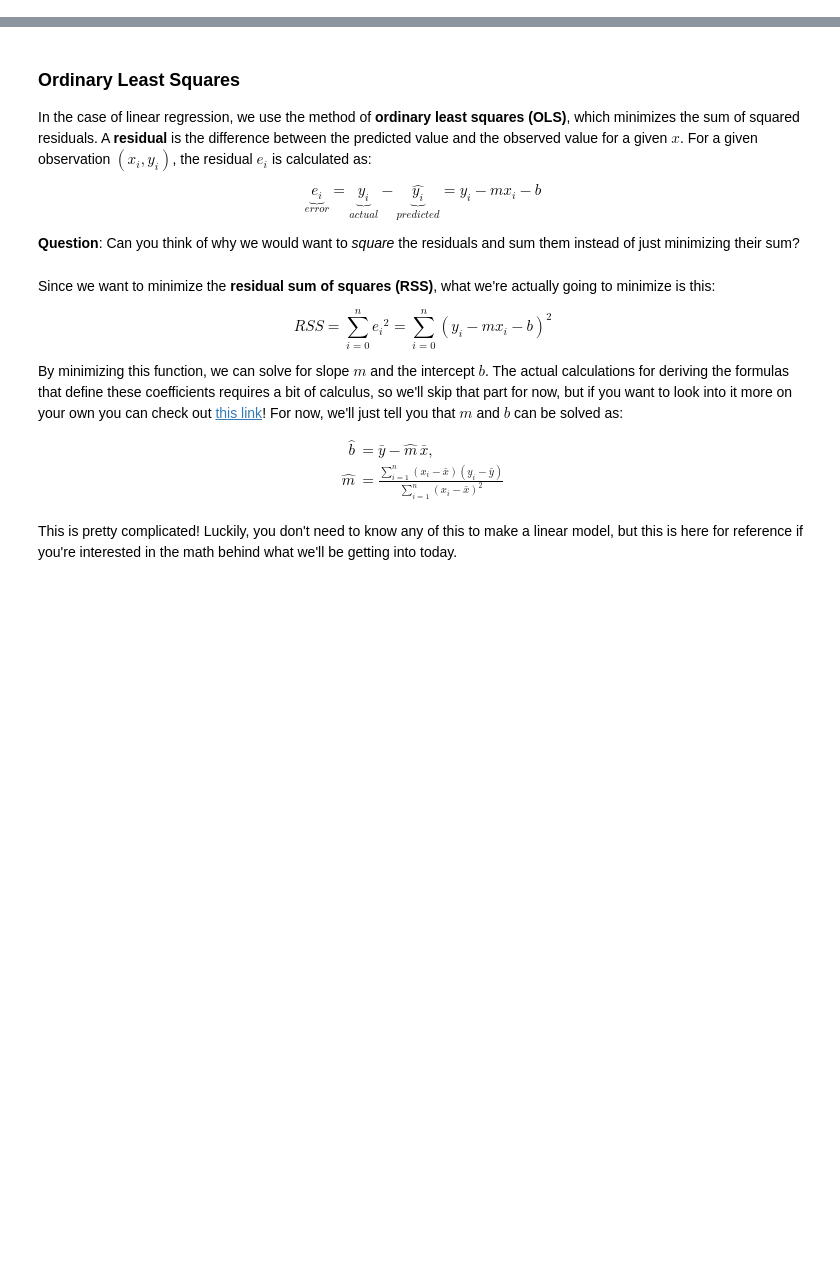
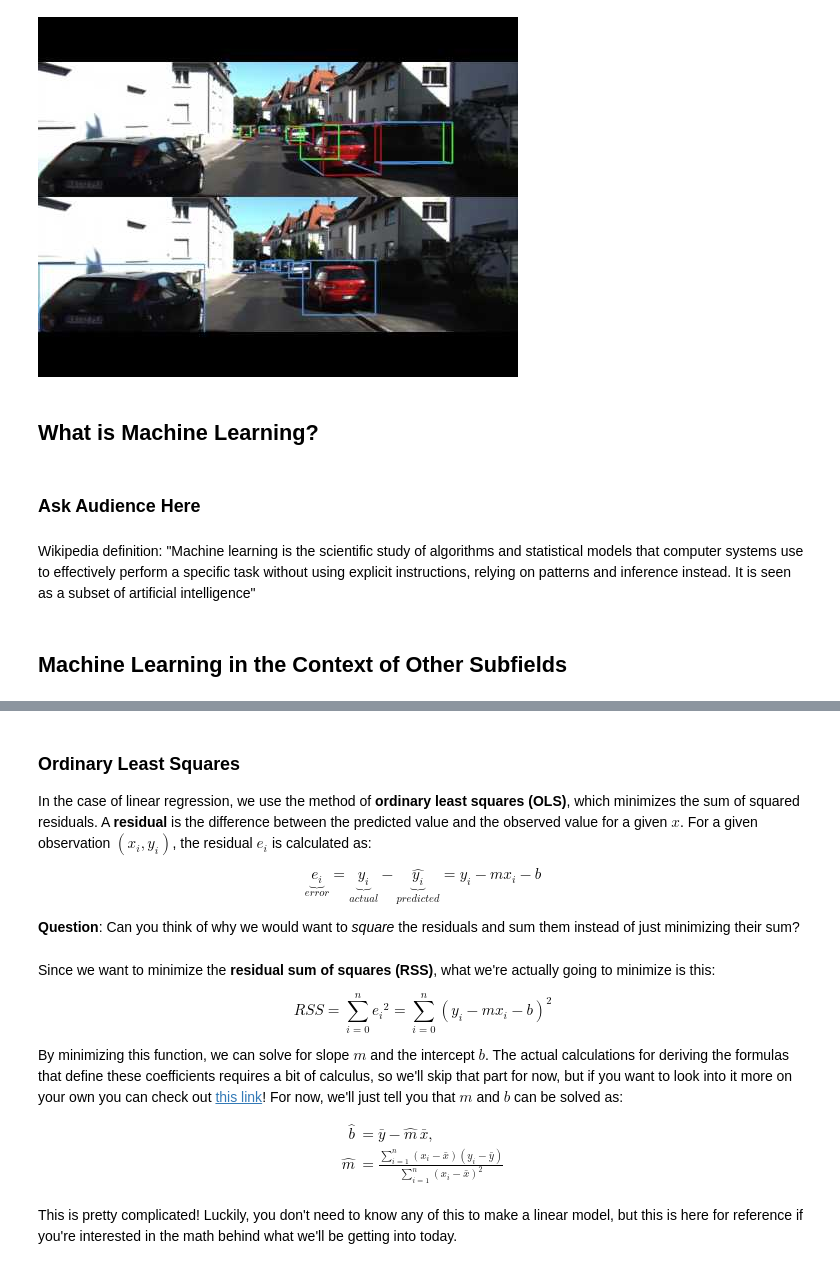
Before and after one commit to claalmve/Codeology-ML-Workshop, a Jupyter notebook: Codeology-ML-Workshop1.ipynb, the cells around one changed output, grey strips where cells are left out. Cells and saved outputs as stored; diff of their text form; code cells hidden in the pictures; blank space fills up the shorter version.

```diff
--- a/Codeology-ML-Workshop1.ipynb
+++ b/Codeology-ML-Workshop1.ipynb
@@ -43,0 +55,13 @@ from scipy.optimize import curve_fit
+# %%
+YouTubeVideo('O9OMIL0NwYk')
+# %% [output]
+[figure, added]
+# %% [markdown]
+<a id='machine-learning'></a>
+## What is Machine Learning?
+# %% [markdown]
+### Ask Audience Here
+# %% [markdown]
+Wikipedia definition: "Machine learning is the scientific study of algorithms and statistical models that computer systems use to effectively perform a specific task without using explicit instructions, relying on patterns and inference instead. It is seen as a subset of artificial intelligence"
+# %% [markdown]
+## Machine Learning in the Context of Other Subfields
```
Also changed, not shown: parts of 45 cells of this notebook, 1 other file.
